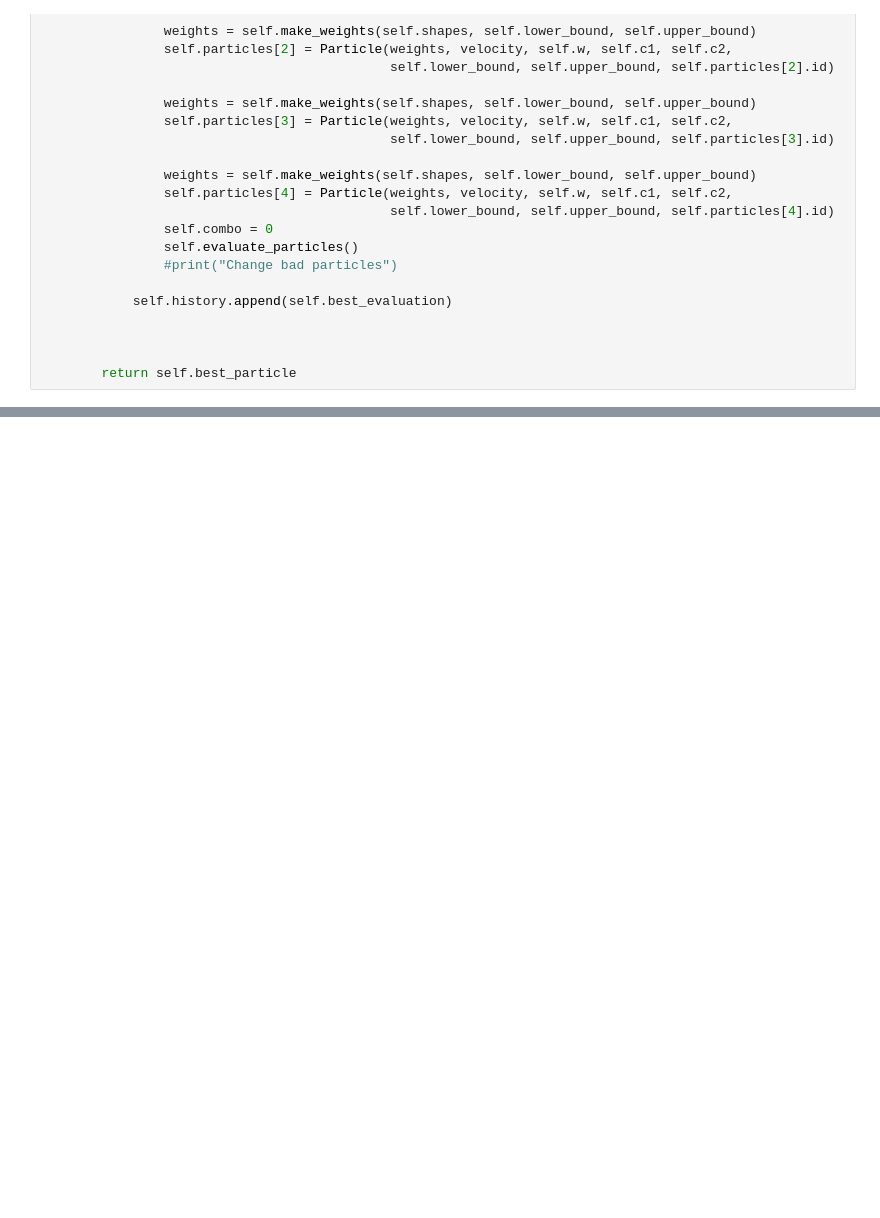
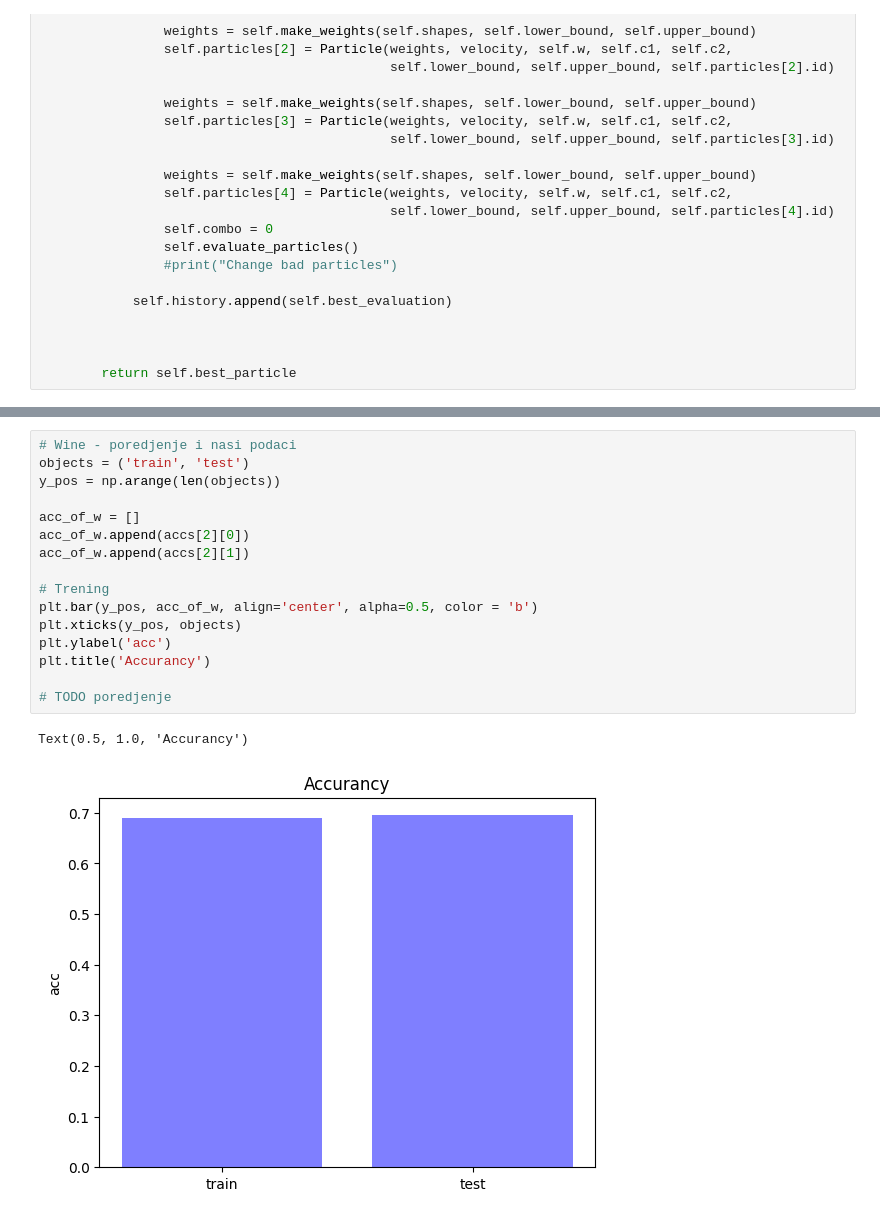
Before and after one commit to leic25/Computational-Intelligence-PSO, a Jupyter notebook: src/Racunarska inteligencija.ipynb, the cells around one changed output, grey strips where cells are left out. Saved outputs shown, nothing was run; the diff lists cells and outputs as text; blank space fills up the shorter version.

```diff
--- a/src/Racunarska inteligencija.ipynb
+++ b/src/Racunarska inteligencija.ipynb
@@ -435,0 +483,19 @@ plt.show()
+# %%
+# Wine - poredjenje i nasi podaci
+objects = ('train', 'test')
+y_pos = np.arange(len(objects))
+
+acc_of_w = []
+acc_of_w.append(accs[2][0])
+acc_of_w.append(accs[2][1])
+
+# Trening
+plt.bar(y_pos, acc_of_w, align='center', alpha=0.5, color = 'b')
+plt.xticks(y_pos, objects)
+plt.ylabel('acc')
+plt.title('Accurancy')
+
+# TODO poredjenje
+# %% [output]
+Text(0.5, 1.0, 'Accurancy')
+[figure, added]
```
Also changed, not shown: parts of 6 cells of this notebook, 8 other files.
